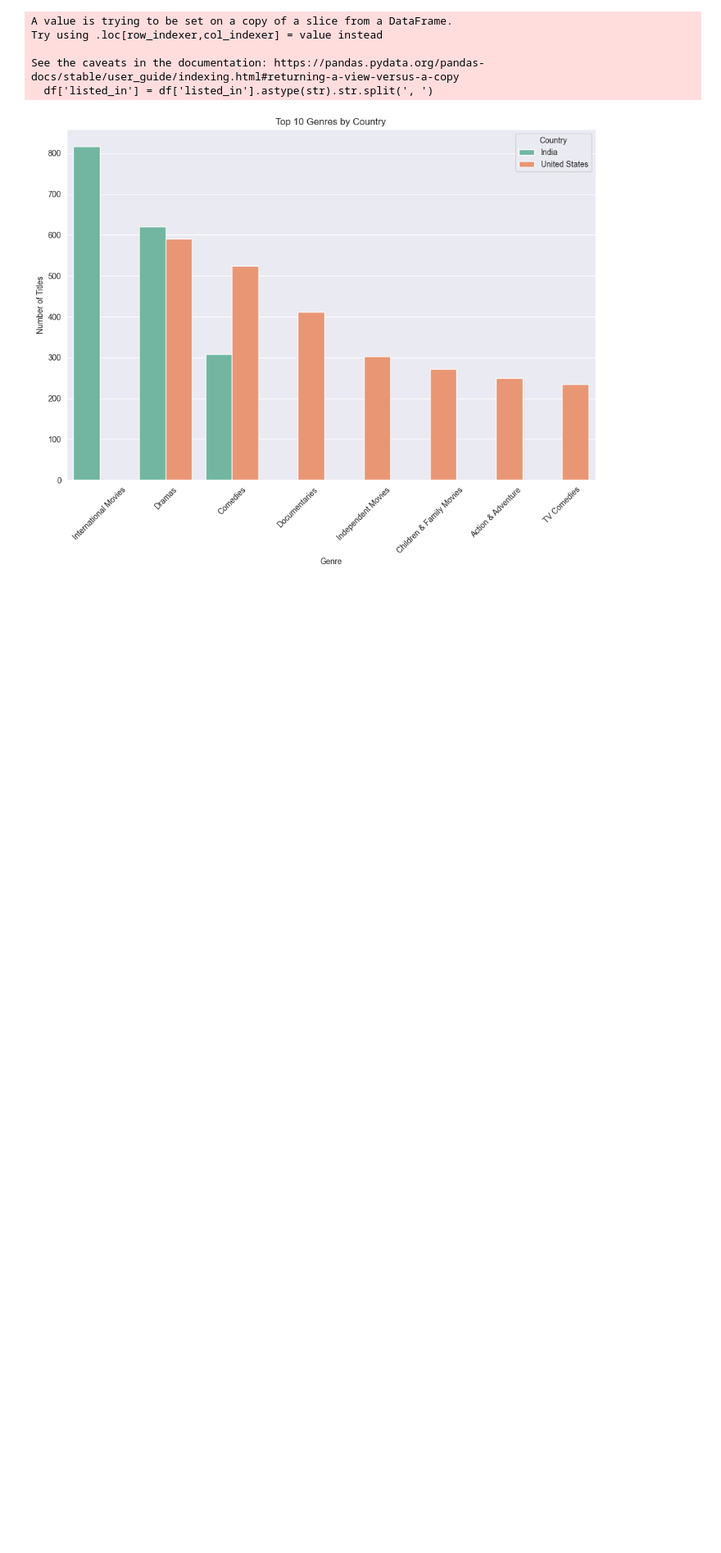
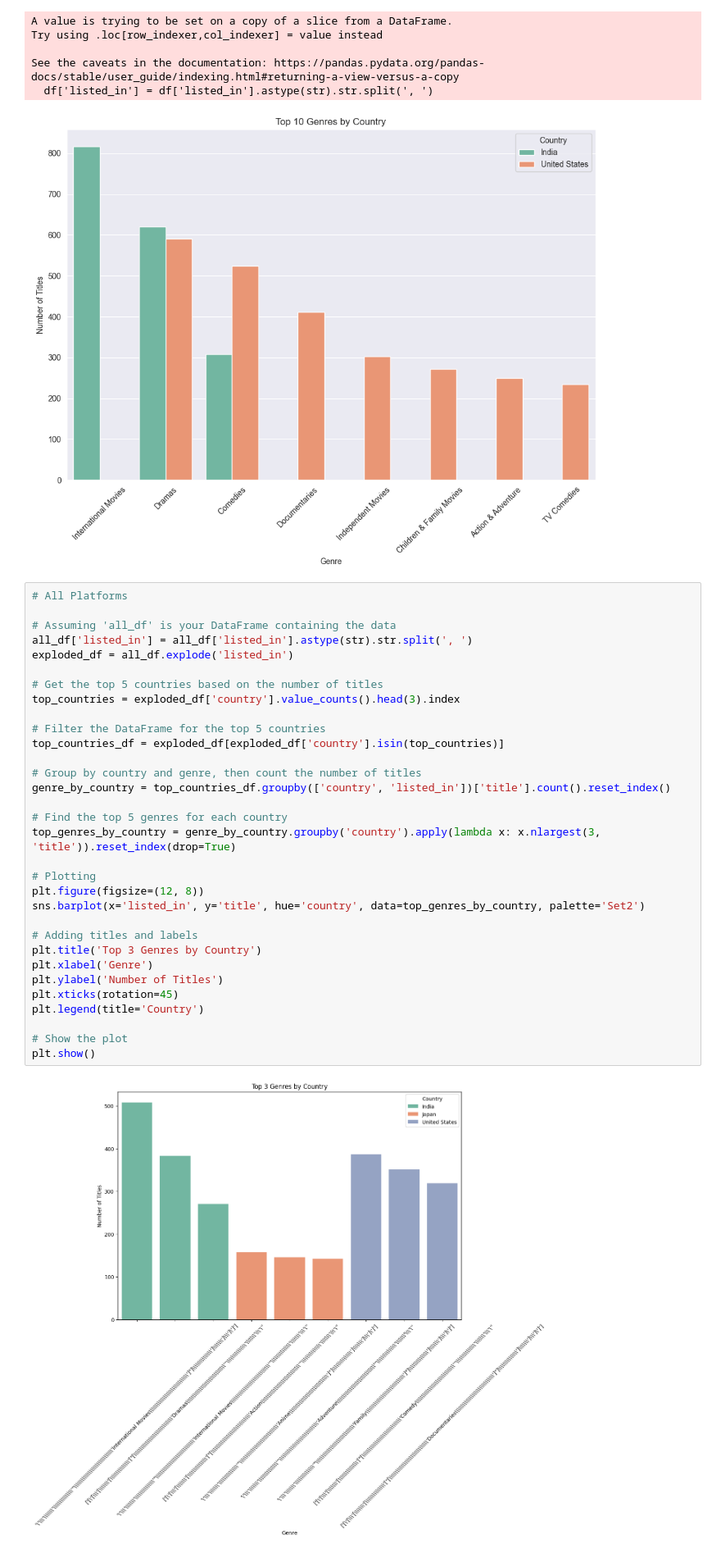
Before and after one commit to Arleee1/Zuckflix, a Jupyter notebook: MetaDataAnalysis.ipynb, the cells around one changed output. Shown: that part at 82% size. Drawn from its saved outputs; the diff is of its cells as text; blank space fills up the shorter version.

```diff
--- a/MetaDataAnalysis.ipynb
+++ b/MetaDataAnalysis.ipynb
@@ -391,3 +373,37 @@ Try using .loc[row_indexer,col_indexer] = value instead
 See the caveats in the documentation: https://pandas.pydata.org/pandas-docs/stable/user_guide/indexing.html#returning-a-view-versus-a-copy
   df['listed_in'] = df['listed_in'].astype(str).str.split(', ')
 [figure]
+# %%
+# All Platforms
+
+# Assuming 'all_df' is your DataFrame containing the data
+all_df['listed_in'] = all_df['listed_in'].astype(str).str.split(', ')
+exploded_df = all_df.explode('listed_in')
+
+# Get the top 5 countries based on the number of titles
+top_countries = exploded_df['country'].value_counts().head(3).index
+
+# Filter the DataFrame for the top 5 countries
+top_countries_df = exploded_df[exploded_df['country'].isin(top_countries)]
+
+# Group by country and genre, then count the number of titles
+genre_by_country = top_countries_df.groupby(['country', 'listed_in'])['title'].count().reset_index()
+
+# Find the top 5 genres for each country
+top_genres_by_country = genre_by_country.groupby('country').apply(lambda x: x.nlargest(3, 'title')).reset_index(drop=True)
+
+# Plotting
+plt.figure(figsize=(12, 8))
+sns.barplot(x='listed_in', y='title', hue='country', data=top_genres_by_country, palette='Set2')
+
+# Adding titles and labels
+plt.title('Top 3 Genres by Country')
+plt.xlabel('Genre')
+plt.ylabel('Number of Titles')
+plt.xticks(rotation=45)
+plt.legend(title='Country')
+
+# Show the plot
+plt.show()
+# %% [output]
+[figure, added]
```
Also changed, not shown: parts of 8 cells of this notebook.
